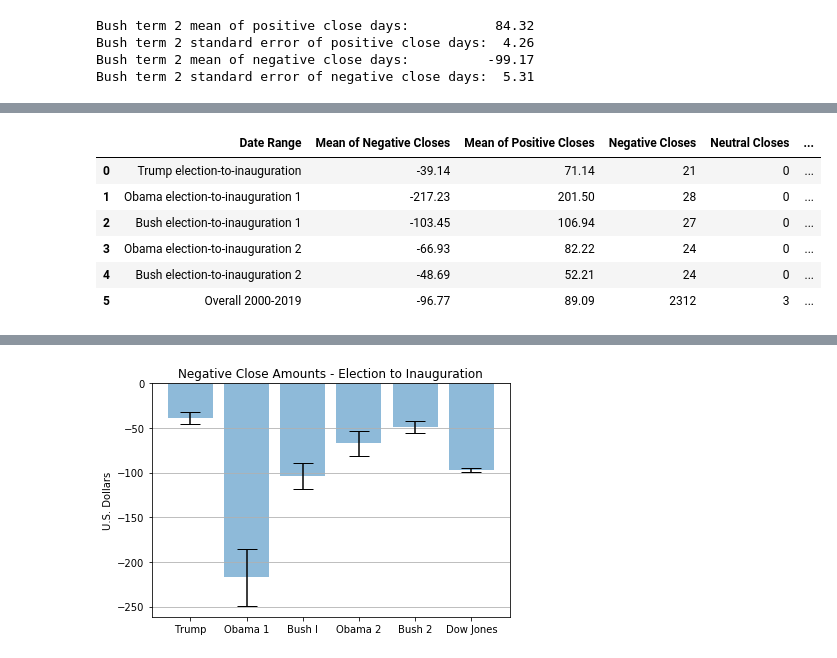
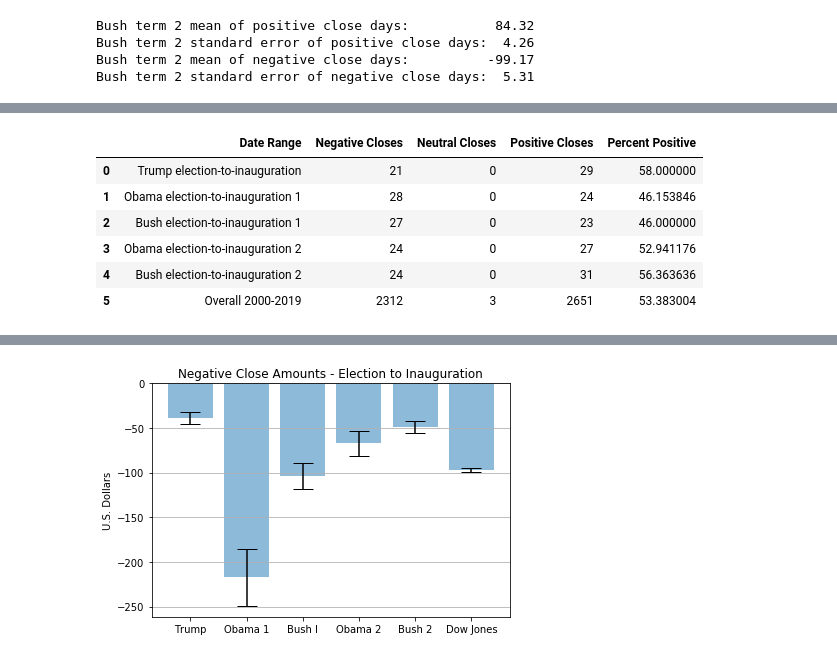
Before and after one commit to 123bmoney0/Project-1---Brute-Force, a Jupyter notebook: Project 1 Brute Force continuing code.ipynb, the cells around one changed output, grey strips where cells are left out. Drawn from its saved outputs; the diff is of its cells as text; code cells hidden in the pictures.

```diff
--- a/Project 1 Brute Force continuing code.ipynb
+++ b/Project 1 Brute Force continuing code.ipynb
@@ -652,31 +679,31 @@ Bush term 2 standard error of negative close days:  5.31
 # %%
 # Create new dataframe to hold above values for "election-to-inauguration" data
 # Data
 data = [{
-    'Date Range': 'Trump election-to-inauguration', 'Negative Closes':trump_ea_negatives, 'Positive Closes': trump_ea_positives, 'Mean of Positive Closes': '{0:.2f}'.format(trump_ea_positive_closes_mean), 'Mean of Negative Closes': '{0:.2f}'.format(trump_ea_negative_closes_mean),'Neutral Closes':trump_ea_neutrals},
-    {'Date Range':'Obama election-to-inauguration 1', 'Negative Closes':obama_ea1_negatives, 'Positive Closes': obama_ea1_positives, 'Mean of Positive Closes': '{0:.2f}'.format(obama_ea1_positive_closes_mean), 'Mean of Negative Closes': '{0:.2f}'.format(obama_ea1_negative_closes_mean),'Neutral Closes':obama_ea1_neutrals},
-    {'Date Range': 'Bush election-to-inauguration 1', 'Negative Closes':bush_ea1_negatives, 'Positive Closes': bush_ea1_positives, 'Mean of Positive Closes': '{0:.2f}'.format(bush_ea1_positive_closes_mean), 'Mean of Negative Closes': '{0:.2f}'.format(bush_ea1_negative_closes_mean),'Neutral Closes':bush_ea1_neutrals},
-    {'Date Range': 'Obama election-to-inauguration 2', 'Negative Closes':obama_ea2_negatives, 'Positive Closes': obama_ea2_positives, 'Mean of Positive Closes': '{0:.2f}'.format(obama_ea2_positive_closes_mean), 'Mean of Negative Closes': '{0:.2f}'.format(obama_ea2_negative_closes_mean),'Neutral Closes':obama_ea2_neutrals},
-    {'Date Range': 'Bush election-to-inauguration 2', 'Negative Closes':bush_ea2_negatives, 'Positive Closes': bush_ea2_positives, 'Mean of Positive Closes': '{0:.2f}'.format(bush_ea2_positive_closes_mean), 'Mean of Negative Closes': '{0:.2f}'.format(bush_ea2_negative_closes_mean),'Neutral Closes':bush_ea2_neutrals},
-    {'Date Range': 'Overall 2000-2019', 'Negative Closes':negatives, 'Positive Closes': positives, 'Mean of Positive Closes': '{0:.2f}'.format(dow_jones_positive_closes_mean), 'Mean of Negative Closes': '{0:.2f}'.format(dow_jones_negative_closes_mean),'Neutral Closes':neutrals}
+    'Date Range': 'Trump election-to-inauguration', 'Negative Closes':trump_ea_negatives, 'Positive Closes': trump_ea_positives, 'Neutral Closes':trump_ea_neutrals},
+    {'Date Range':'Obama election-to-inauguration 1', 'Negative Closes':obama_ea1_negatives, 'Positive Closes': obama_ea1_positives, 'Neutral Closes':obama_ea1_neutrals},
+    {'Date Range': 'Bush election-to-inauguration 1', 'Negative Closes':bush_ea1_negatives, 'Positive Closes': bush_ea1_positives, 'Neutral Closes':bush_ea1_neutrals},
+    {'Date Range': 'Obama election-to-inauguration 2', 'Negative Closes':obama_ea2_negatives, 'Positive Closes': obama_ea2_positives, 'Neutral Closes':obama_ea2_neutrals},
+    {'Date Range': 'Bush election-to-inauguration 2', 'Negative Closes':bush_ea2_negatives, 'Positive Closes': bush_ea2_positives, 'Neutral Closes':bush_ea2_neutrals},
+    {'Date Range': 'Overall 2000-2019', 'Negative Closes':negatives, 'Positive Closes': positives, 'Neutral Closes':neutrals}
 ]
 
 # Make the DataFrame
 election_to_inauguration_df = pd.DataFrame(data)
 
 # Add calculated column: Percent Positive
 election_to_inauguration_df['Percent Positive'] = election_to_inauguration_df['Positive Closes']/(election_to_inauguration_df['Negative Closes']+election_to_inauguration_df['Neutral Closes']+election_to_inauguration_df['Positive Closes'])*100
 
 # Print DataFrame.
 election_to_inauguration_df
 # %% [output]
-|  | Date Range | Mean of Negative Closes | Mean of Positive Closes | Negative Closes | Neutral Closes | ... |
-| 0 | Trump election-to-inauguration | -39.14 | 71.14 | 21 | 0 | ... |
-| 1 | Obama election-to-inauguration 1 | -217.23 | 201.50 | 28 | 0 | ... |
-| 2 | Bush election-to-inauguration 1 | -103.45 | 106.94 | 27 | 0 | ... |
-| 3 | Obama election-to-inauguration 2 | -66.93 | 82.22 | 24 | 0 | ... |
-| 4 | Bush election-to-inauguration 2 | -48.69 | 52.21 | 24 | 0 | ... |
-| 5 | Overall 2000-2019 | -96.77 | 89.09 | 2312 | 3 | ... |
+|  | Date Range | Negative Closes | Neutral Closes | Positive Closes | Percent Positive |
+| 0 | Trump election-to-inauguration | 21 | 0 | 29 | 58.000000 |
+| 1 | Obama election-to-inauguration 1 | 28 | 0 | 24 | 46.153846 |
+| 2 | Bush election-to-inauguration 1 | 27 | 0 | 23 | 46.000000 |
+| 3 | Obama election-to-inauguration 2 | 24 | 0 | 27 | 52.941176 |
+| 4 | Bush election-to-inauguration 2 | 24 | 0 | 31 | 56.363636 |
+| 5 | Overall 2000-2019 | 2312 | 3 | 2651 | 53.383004 |
 # %%
 # Create new dataframe to hold values for "election-to-inauguration" means and standard errors
 # Data
```
Also changed, not shown: parts of 8 cells of this notebook.
